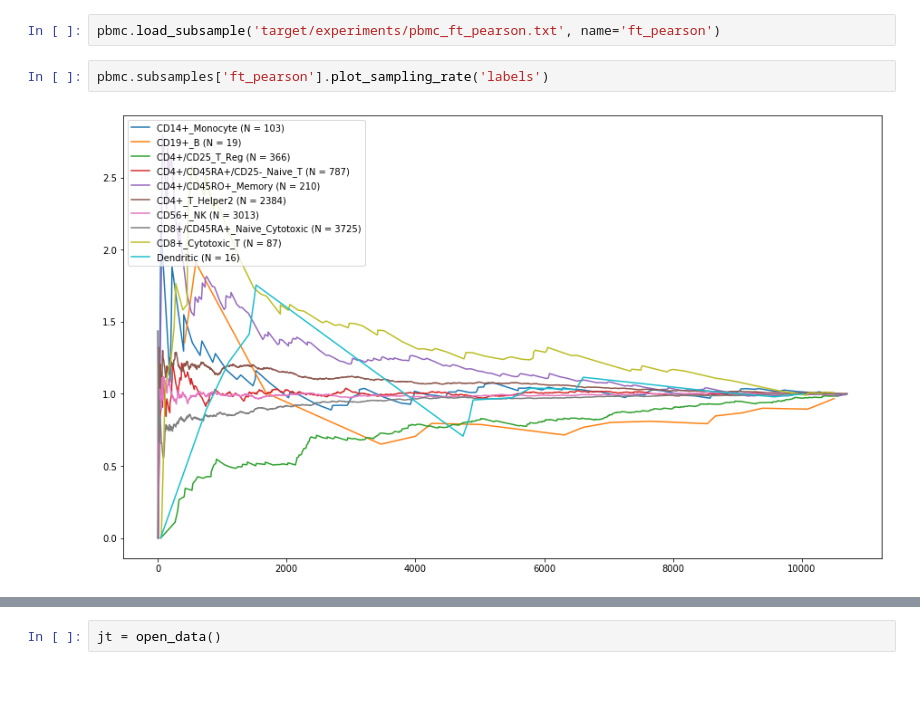
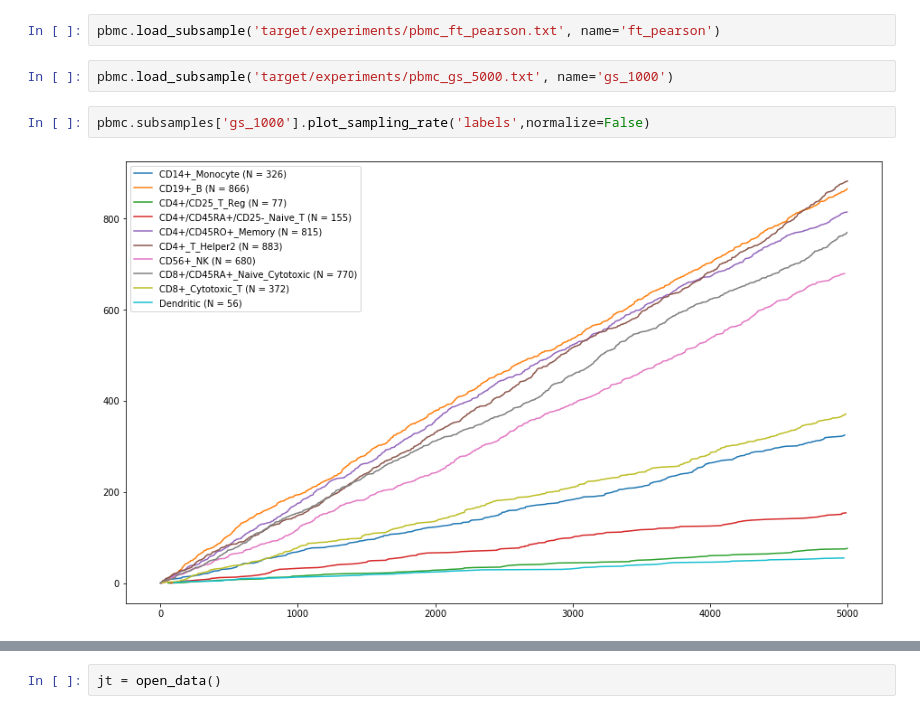
Before and after one commit to bendemeo/ample, a Jupyter notebook: sample_rate.ipynb, the cells around one changed output, grey strips where cells are left out. Saved outputs shown, nothing was run; the diff lists cells and outputs as text; blank space fills up the shorter version.

```diff
--- a/sample_rate.ipynb
+++ b/sample_rate.ipynb
@@ -175,7 +207,9 @@ pbmc.subsamples['ft'].plot_sampling_rate('labels')
 pbmc.plot_sampling_rate('labels')
 # %%
 pbmc.load_subsample('target/experiments/pbmc_ft_pearson.txt', name='ft_pearson')
+# %%
+pbmc.load_subsample('target/experiments/pbmc_gs_5000.txt', name='gs_1000')
 # %%
-pbmc.subsamples['ft_pearson'].plot_sampling_rate('labels')
+pbmc.subsamples['gs_1000'].plot_sampling_rate('labels',normalize=False)
 # %% [output]
-[figure, old version]
+[figure, new version]
```
Also changed, not shown: parts of 4 cells of this notebook, 2 other files.
